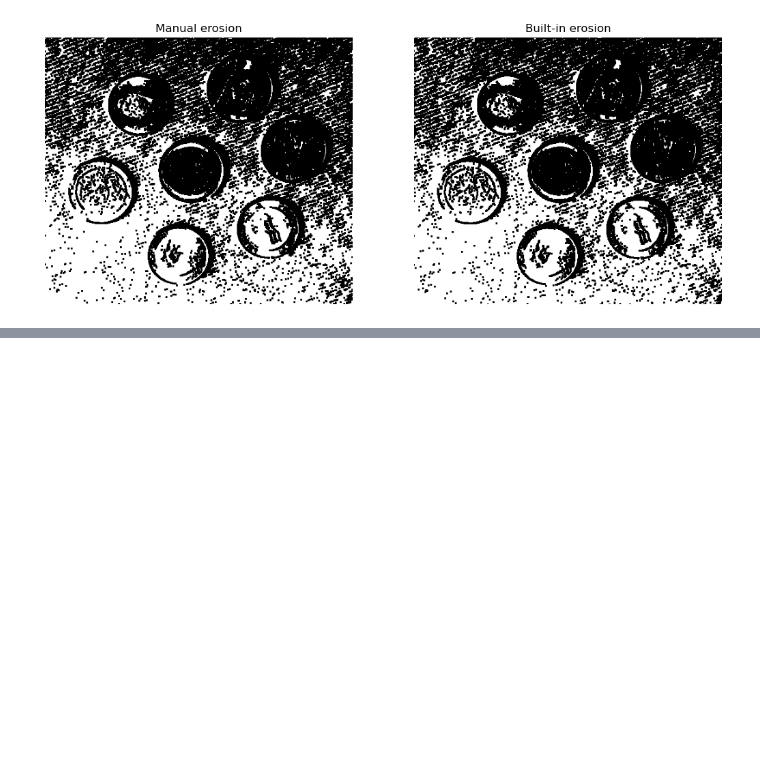
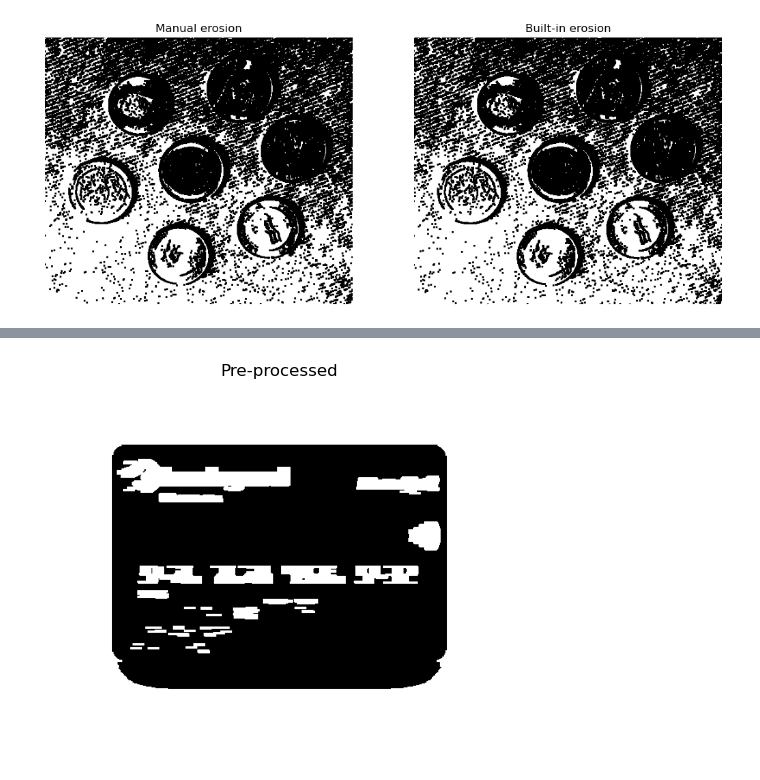
Before and after one commit to Asmaa-204/Image_processing_labs, a Jupyter notebook: Lab6/lab-Morphology-STD.ipynb, the cells around one changed output, grey strips where cells are left out. Saved outputs shown, nothing was run; the diff lists cells and outputs as text; code cells hidden in the pictures; blank space fills up the shorter version.

```diff
--- a/Lab6/lab-Morphology-STD.ipynb
+++ b/Lab6/lab-Morphology-STD.ipynb
@@ -145,0 +95,7 @@ show_images([img_with_boxes])
+# %%
+dilated = dilation(binary_img, kernel_height=2, kernel_width=8)
+dilated = dilation(dilated, kernel_height=2, kernel_width=8)
+
+show_images([dilated], ['Pre-processed'])
+# %% [output]
+[figure, added]
```
Also changed, not shown: parts of 7 cells of this notebook, 2 other files.
